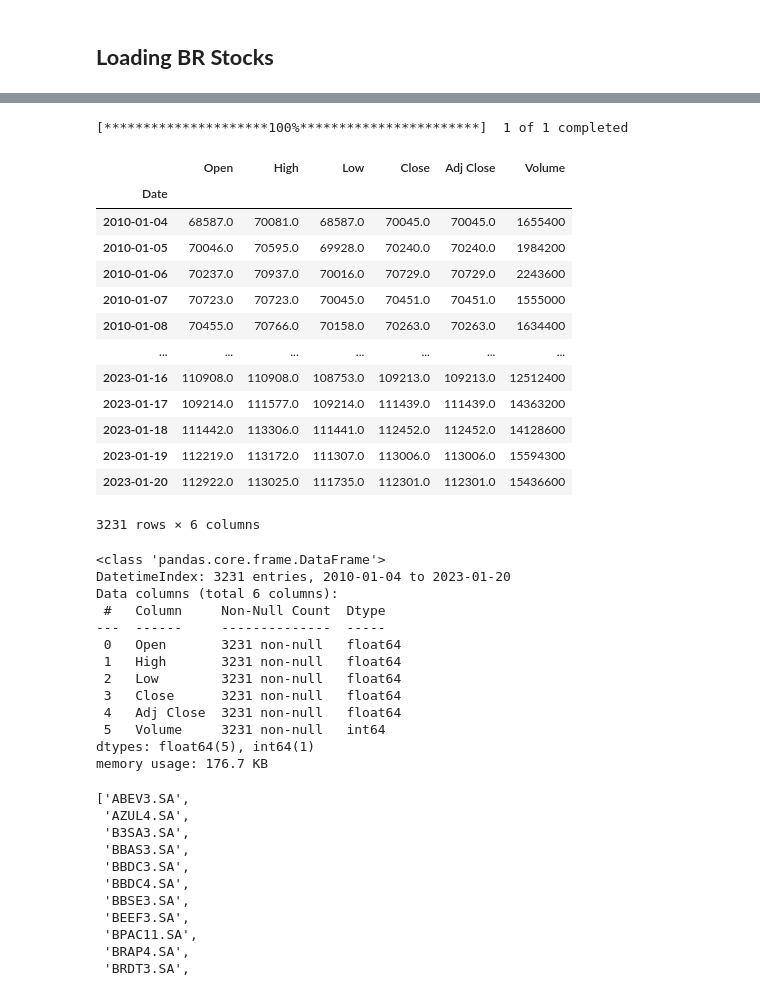
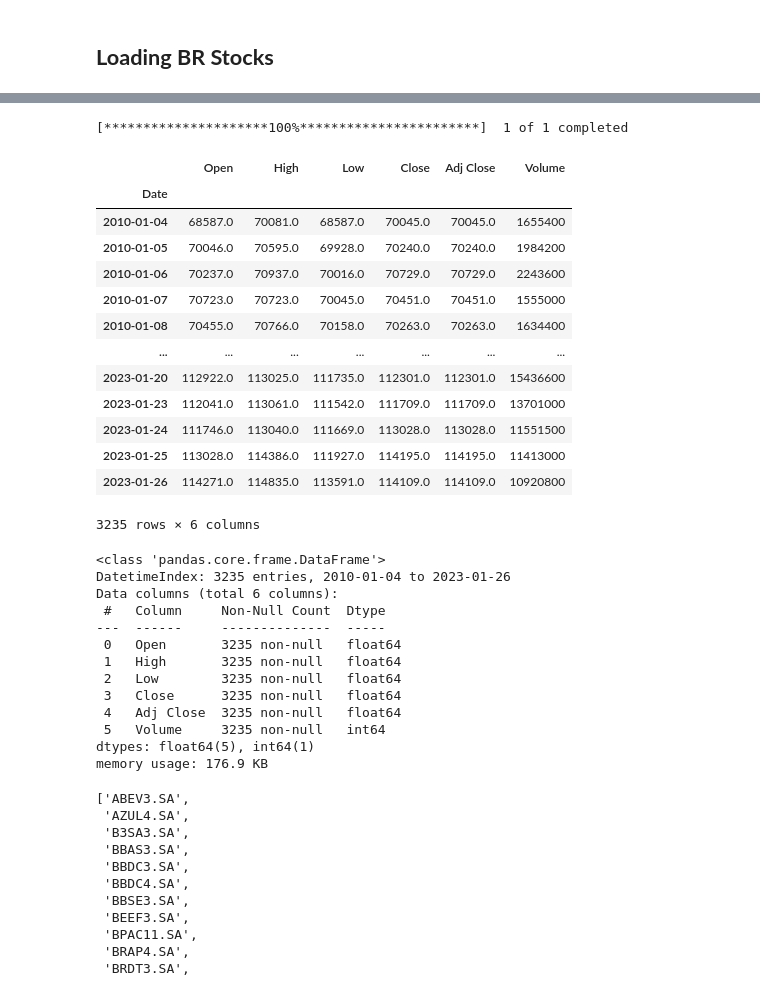
Before and after one commit to RochaErik/Project-Ibovespa-Analysis-Trading-Strategies, a Jupyter notebook: 1 - IbovespaStocksDataCollection.ipynb, the cells around one changed output, grey strips where cells are left out. Cells and saved outputs as stored; diff of their text form; code cells hidden in the pictures.

```diff
--- a/IbovespaStocksDataCollection.ipynb
+++ b/1 - IbovespaStocksDataCollection.ipynb
@@ -97,40 +97,40 @@ yf.download('^BVSP')
 # %%
 # IBOVESPA index
 
-data = yf.download('^BVSP', start='2010-01-01', end='2023-01-23')
+data = yf.download('^BVSP', start='2010-01-01', end='2023-01-27')
 data
 # %% [output]
 [*********************100%***********************]  1 of 1 completed
 |  | Open | High | Low | Close | Adj Close | Volume |
 | Date |  |  |  |  |  |  |
 | 2010-01-04 | 68587.0 | 70081.0 | 68587.0 | 70045.0 | 70045.0 | 1655400 |
 | 2010-01-05 | 70046.0 | 70595.0 | 69928.0 | 70240.0 | 70240.0 | 1984200 |
 | 2010-01-06 | 70237.0 | 70937.0 | 70016.0 | 70729.0 | 70729.0 | 2243600 |
 | 2010-01-07 | 70723.0 | 70723.0 | 70045.0 | 70451.0 | 70451.0 | 1555000 |
 | 2010-01-08 | 70455.0 | 70766.0 | 70158.0 | 70263.0 | 70263.0 | 1634400 |
 | ... | ... | ... | ... | ... | ... | ... |
-| 2023-01-16 | 110908.0 | 110908.0 | 108753.0 | 109213.0 | 109213.0 | 12512400 |
-| 2023-01-17 | 109214.0 | 111577.0 | 109214.0 | 111439.0 | 111439.0 | 14363200 |
-| 2023-01-18 | 111442.0 | 113306.0 | 111441.0 | 112452.0 | 112452.0 | 14128600 |
-| 2023-01-19 | 112219.0 | 113172.0 | 111307.0 | 113006.0 | 113006.0 | 15594300 |
 | 2023-01-20 | 112922.0 | 113025.0 | 111735.0 | 112301.0 | 112301.0 | 15436600 |
+| 2023-01-23 | 112041.0 | 113061.0 | 111542.0 | 111709.0 | 111709.0 | 13701000 |
+| 2023-01-24 | 111746.0 | 113040.0 | 111669.0 | 113028.0 | 113028.0 | 11551500 |
+| 2023-01-25 | 113028.0 | 114386.0 | 111927.0 | 114195.0 | 114195.0 | 11413000 |
+| 2023-01-26 | 114271.0 | 114835.0 | 113591.0 | 114109.0 | 114109.0 | 10920800 |
-3231 rows × 6 columns
+3235 rows × 6 columns
 # %%
 data.info()
 # %% [output]
 <class 'pandas.core.frame.DataFrame'>
-DatetimeIndex: 3231 entries, 2010-01-04 to 2023-01-20
+DatetimeIndex: 3235 entries, 2010-01-04 to 2023-01-26
 Data columns (total 6 columns):
  #   Column     Non-Null Count  Dtype
 ---  ------     --------------  -----
- 0   Open       3231 non-null   float64
- 1   High       3231 non-null   float64
- 2   Low        3231 non-null   float64
- 3   Close      3231 non-null   float64
- 4   Adj Close  3231 non-null   float64
- 5   Volume     3231 non-null   int64
+ 0   Open       3235 non-null   float64
+ 1   High       3235 non-null   float64
+ 2   Low        3235 non-null   float64
+ 3   Close      3235 non-null   float64
+ 4   Adj Close  3235 non-null   float64
+ 5   Volume     3235 non-null   int64
 dtypes: float64(5), int64(1)
-memory usage: 176.7 KB
+memory usage: 176.9 KB
 # %%
 data.to_csv('BVSP.csv')
 # %%
```
Also changed, not shown: parts of 7 cells of this notebook, 4 other files.
